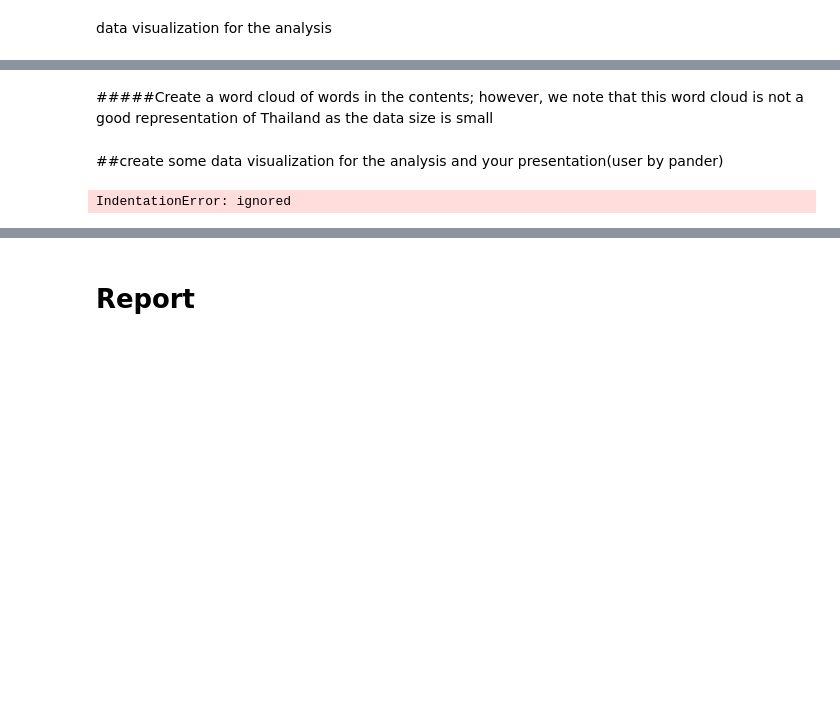
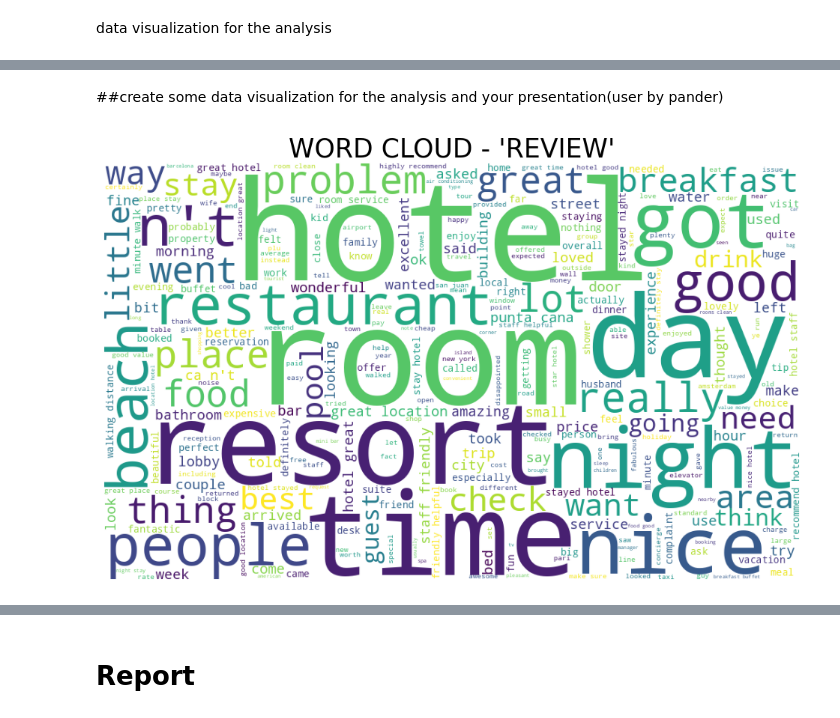
Before and after one commit to Pimchanok6430205105/Data_preparation, a Jupyter notebook: Project1_66PTJL.ipynb, the cells around one changed output, grey strips where cells are left out. Saved outputs shown, nothing was run; the diff lists cells and outputs as text; code cells hidden in the pictures; blank space fills up the shorter version.

```diff
--- a/Project1_66PTJL.ipynb
+++ b/Project1_66PTJL.ipynb
@@ -456,29 +459,26 @@ generate_and_display_wordcloud(freq_NG, 'Neutral Sentiment Word Cloud')
-# %% [markdown]
-#####Create a word cloud of words in the contents; however, we note that this word cloud is not a good representation of Thailand as the data size is small
 # %% [markdown]
 ##create some data visualization for the analysis and your presentation(user by pander)
 # %%
 from wordcloud import WordCloud
 import matplotlib.pyplot as plt
-import plotly.express as px
 
 wordcloud = WordCloud(
     background_color='white',
     stopwords=custom_stopwords,
     max_words=300,
     max_font_size=200,
-    width=1000, height=800,
+    width=1000, height=600,
     random_state=42,
 ).generate(" ".join(reviews['Review'].astype(str)))
 
-    # Create a figure and display the word cloud
-    fig = plt.figure(figsize=(12, 14))
-    plt.imshow(wordcloud)
-    plt.title("WORD CLOUD - REVIEW", fontsize=25)
-    plt.axis('off')
-    plt.show()
+# Create a figure and display the word cloud
+fig = plt.figure(figsize=(12, 14))
+plt.imshow(wordcloud)
+plt.title("WORD CLOUD - 'REVIEW'", fontsize=25)
+plt.axis('off')
+plt.show()
 # %% [output]
-IndentationError: ignored
+[figure, added]
 # %%
 import plotly.express as px
 
```
Also changed, not shown: parts of 16 cells of this notebook.
